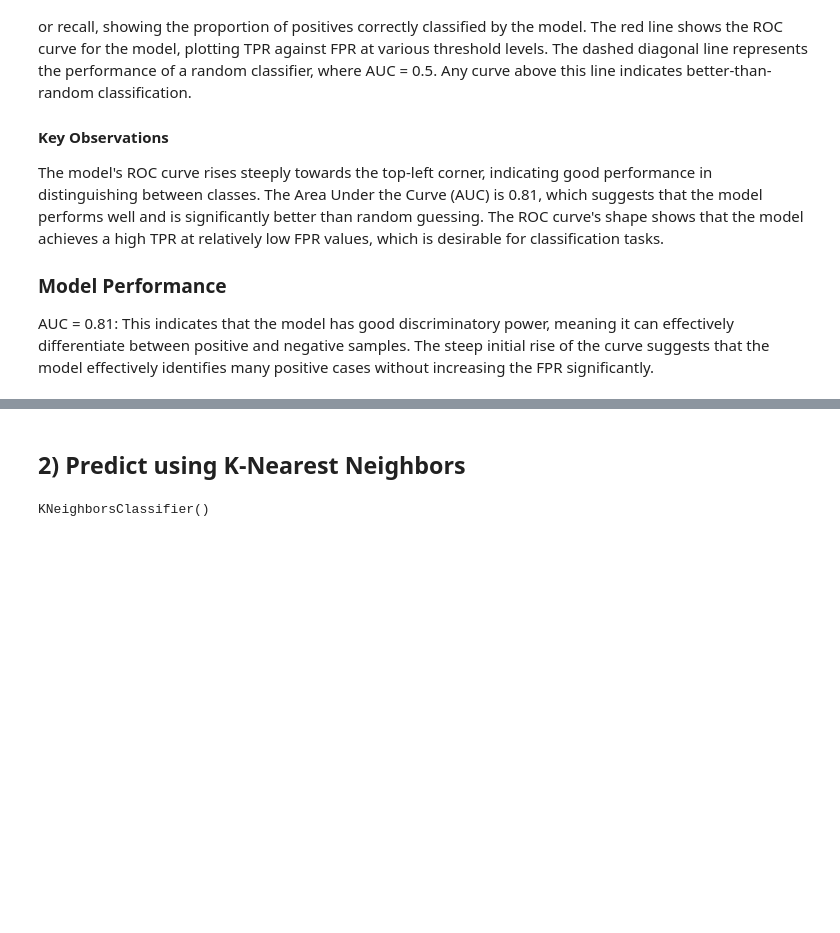
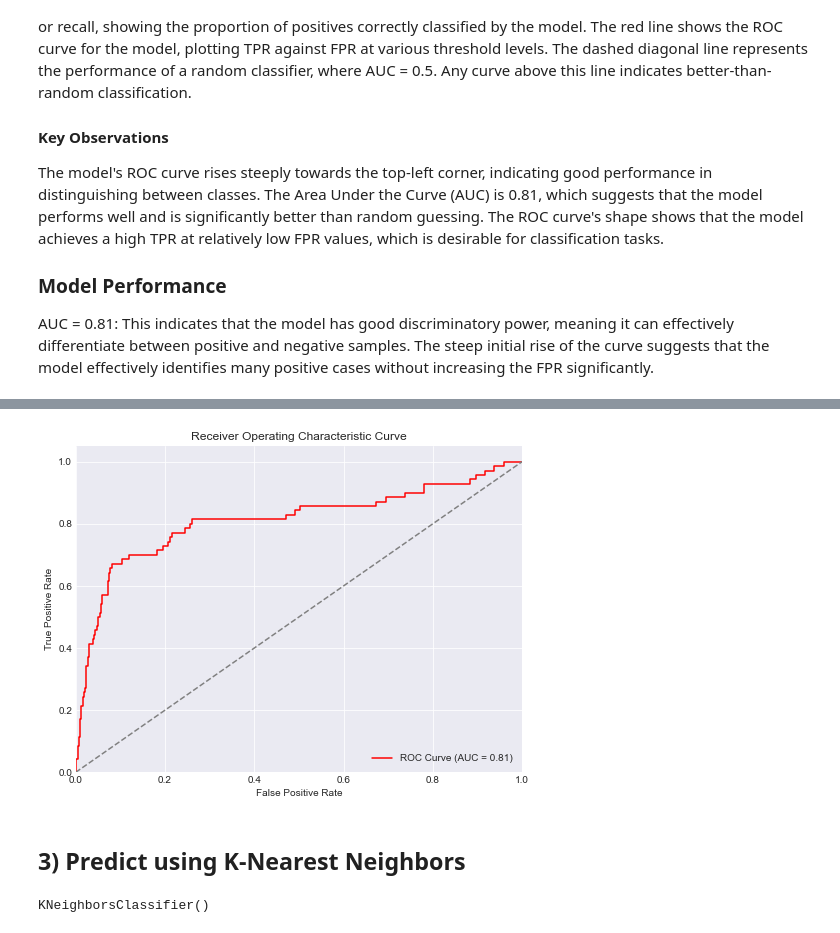
Before and after one commit to Dollcode-coder/Phase-3-Project, a Jupyter notebook: Notebook.ipnyb.ipynb, the cells around one changed output, grey strips where cells are left out. Drawn from its saved outputs; the diff is of its cells as text; code cells hidden in the pictures; blank space fills up the shorter version.

```diff
--- a/Notebook.ipnyb.ipynb
+++ b/Notebook.ipnyb.ipynb
@@ -773,5 +807,26 @@ The steep initial rise of the curve suggests that the model effectively identifi
+# %%
+# Predict probabilities for the positive class (e.g., churned)
+y_pred_prob1 = logistic_model1.predict_proba(X_test_scaled)[:, 1]
+# Calculate the ROC curve
+fpr1, tpr1, thresholds1 = roc_curve(y_test, y_pred_prob1)
+# Calculate the AUC
+roc_auc1 = auc(fpr1, tpr1)
+# Plot the ROC curve
+plt.figure(figsize=(8, 6))
+plt.style.use('seaborn-darkgrid')
+plt.plot(fpr1, tpr1, color='r', label=f"ROC Curve (AUC = {roc_auc1:.2f})")
+plt.plot([0, 1], [0, 1], linestyle="--", color='gray')
+plt.xlim([0.0, 1.0])
+plt.ylim([0.0, 1.05])
+plt.xlabel('False Positive Rate')
+plt.ylabel('True Positive Rate')
+plt.title('Receiver Operating Characteristic Curve')
+plt.legend(loc='lower right')
+plt.show()
+# %% [output]
+[figure, added]
 # %% [markdown]
-## 2) Predict using K-Nearest Neighbors
+## 3) Predict using K-Nearest Neighbors
 # %%
 # Initialize and train K-Nearest Neighbors model
 knn_model = KNeighborsClassifier(n_neighbors=5)
```
Also changed, not shown: parts of 8 cells of this notebook.
